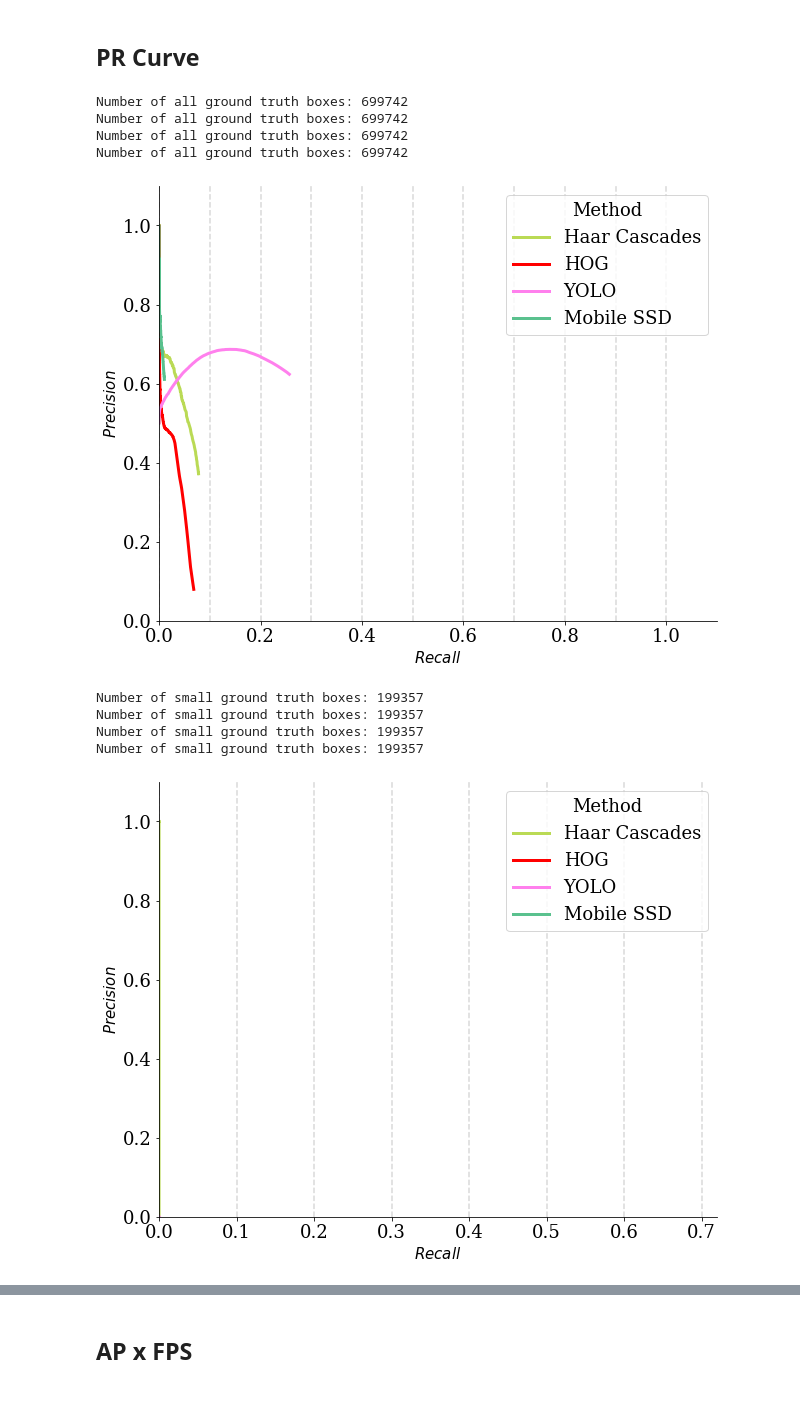
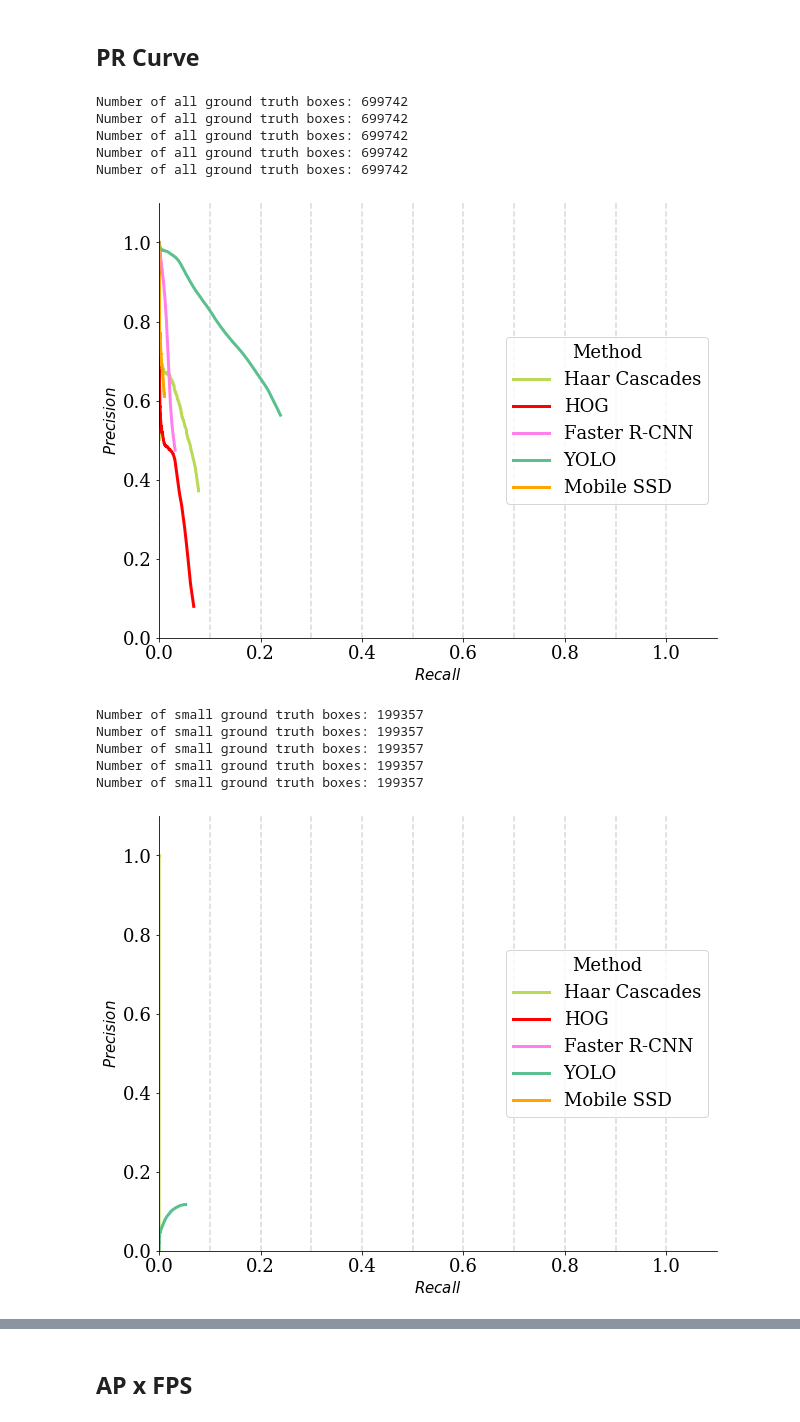
Before and after one commit to vinicius-pirees/people-detection-compare, a Jupyter notebook: average_precision/Generate_visualizations-V2.ipynb, the cells around one changed output, grey strips where cells are left out. Cells and saved outputs as stored; diff of their text form; code cells hidden in the pictures.

Commit message:
Results generated

```diff
--- a/average_precision/Generate_visualizations-V2.ipynb
+++ b/average_precision/Generate_visualizations-V2.ipynb
@@ -164,3 +192,35 @@ Number of medium ground truth boxes: 480833
 Mobile SSD medium AP 9.090909090909092
 Number of large ground truth boxes: 19552
 Mobile SSD large AP 20.71433624489476
+# %%
+#TEST
+scale = 'large'
+plt.rcParams["font.size"] = "18"
+
+ax = None
+for idx, technique in enumerate(name_map.keys()):
+    with open(main_dir + '/results/VIRAT_videos_{}_moving_predicted_boxes.json'.format(technique)) as infile:
+        pred_boxes = json.load(infile)
+
+
+    data = get_avg_precision_at_iou(moving_gt_boxes.copy(), pred_boxes.copy(), iou_thr=0.5,
+                                scale=scale, name=pickle_map[technique], use_pickle=True)
+
+    if ax is None:
+        plt.figure(figsize=(10,8))
+        ax = plt.gca()
+
+    if color is None:
+        color = COLORS[0]
+    #ax.scatter(recalls, precisions, label=label, s=10, color=color)
+    ax.plot(data['recalls'], data['precisions'],  label=name_map[technique],  linewidth=3, markersize=1, color=COLORS[idx])
+    ax.set_xlabel(r'$Recall$', fontsize=15)
+    ax.set_ylabel(r'$Precision$', fontsize=15)
+    #ax.set_title(title)
+    ax.set_xlim([0.0,1.1])
+    ax.set_ylim([0.0,1.1])
+
+plt.legend(loc='center right', title='Method', frameon=True, markerscale=3)
+for xval in np.linspace(0.0, 1.0, 11):
+    plt.vlines(xval, 0.0, 1.1, color='gray', alpha=0.3, linestyles='dashed')
+plt.show()
@@ -177,12 +244,12 @@ for idx, technique in enumerate(name_map.keys()):
 
 
     data = get_avg_precision_at_iou(moving_gt_boxes.copy(), pred_boxes.copy(), iou_thr=0.5,
-                                scale=scale, name=pickle_map[technique] + '_normalization_round', use_pickle=True)
+                                scale=scale, name=pickle_map[technique], use_pickle=True)
 
 
     ax = plot_pr_curve(data['precisions'], data['recalls'], label=name_map[technique], title='Precision-Recall Curve - AP .5', color=COLORS[idx], ax=ax)
 
-plt.legend(loc='upper right', title='Method', frameon=True, markerscale=3)
+plt.legend(loc='center right', title='Method', frameon=True, markerscale=3)
 for xval in np.linspace(0.0, 1.0, 11):
     plt.vlines(xval, 0.0, 1.1, color='gray', alpha=0.3, linestyles='dashed')
 plt.savefig('PRall.png')
@@ -191,33 +258,35 @@ Number of all ground truth boxes: 699742
 Number of all ground truth boxes: 699742
 Number of all ground truth boxes: 699742
 Number of all ground truth boxes: 699742
+Number of all ground truth boxes: 699742
-[figure, old version]
+[figure, new version]
 # %%
 scale = 'small'
 
 ax = None
 for idx, technique in enumerate(name_map.keys()):
     with open(main_dir + '/results/VIRAT_videos_{}_moving_predicted_boxes.json'.format(technique)) as infile:
         pred_boxes = json.load(infile)
 
 
     data = get_avg_precision_at_iou(moving_gt_boxes.copy(), pred_boxes.copy(), iou_thr=0.5,
-                                scale=scale, name=pickle_map[technique]+ '_normalization_round', use_pickle=True)
+                                scale=scale, name=pickle_map[technique], use_pickle=True)
 
 
     ax = plot_pr_curve(data['precisions'], data['recalls'], label=name_map[technique], title='Precision-Recall Curve - AP small', color=COLORS[idx], ax=ax)
 
-plt.legend(loc='upper right', title='Method', frameon=True, markerscale=3)
+plt.legend(loc='center right', title='Method', frameon=True, markerscale=3)
 for xval in np.linspace(0.0, 1.0, 11):
     plt.vlines(xval, 0.0, 1.1, color='gray', alpha=0.3, linestyles='dashed')
 
 plt.savefig('PRsmall.png')
 # %% [output]
 Number of small ground truth boxes: 199357
 Number of small ground truth boxes: 199357
 Number of small ground truth boxes: 199357
 Number of small ground truth boxes: 199357
+Number of small ground truth boxes: 199357
-[figure, old version]
+[figure, new version]
 # %%
 scale = 'medium'
 
```
Also changed, not shown: parts of 9 cells of this notebook, 1 other file.
